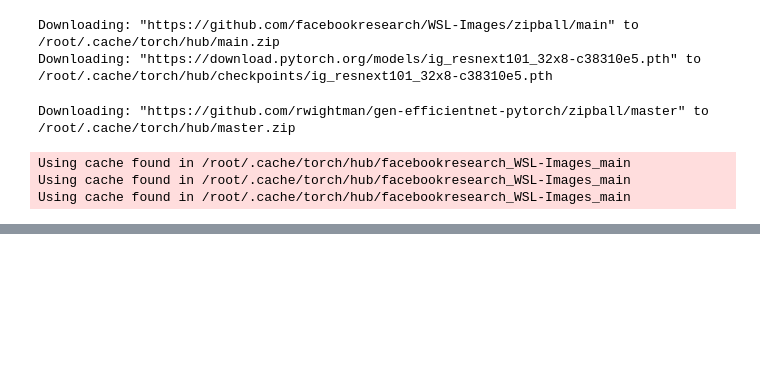
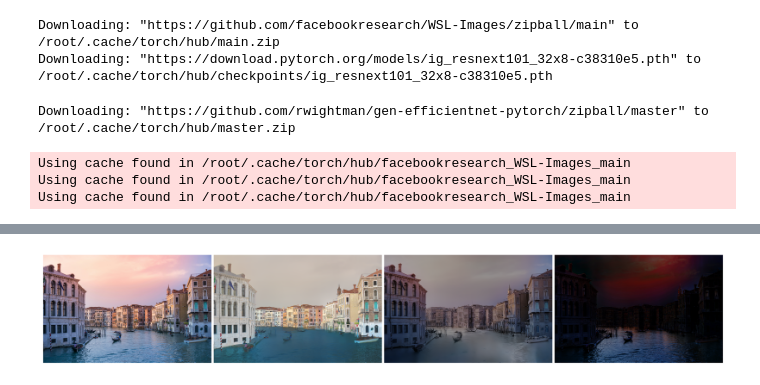
Before and after one commit to Jenny-high/Research, a Jupyter notebook: intrinsic_inference.ipynb, the cells around one changed output, grey strips where cells are left out. Drawn from its saved outputs; the diff is of its cells as text; code cells hidden in the pictures; blank space fills up the shorter version.

```diff
--- a/intrinsic_inference.ipynb
+++ b/intrinsic_inference.ipynb
@@ -93,13 +51,15 @@ Successfully loaded image of size: torch.Size([3, 1110, 1330]) (Original: 1330x1
+# %%
+# load the image to run through the pipeline
+img = load_from_url('https://raw.githubusercontent.com/compphoto/Intrinsic/refs/heads/main/figures/canal.png')
 # %%
-# run the image through the pipeline (runs all stages) using run_gray_pipeline for more control
-result = run_gray_pipeline(
+# run the image through the pipeline (runs all stages)
+result = run_pipeline(
     intrinsic_model,
-    img.permute(1, 2, 0).numpy(), # run_gray_pipeline expects HWC NumPy array
-    maintain_size=True, # Set to True to bypass internal resizing and use the current image size
+    img,
     device='cuda'
 )
 # %%
-# The 'img' variable already holds your input image.
-alb = view(result['gry_alb']) # gamma correct the estimated albedo
-dif = 1 - invert(result['gry_shd']) # tonemap the diffuse shading
-# 'residual' is not a direct output of run_gray_pipeline, so it's not included here.
+img = result['image']
+alb = view(result['hr_alb']) # gamma correct the estimated albedo
+dif = 1 - invert(result['dif_shd']) # tonemap the diffuse shading
+res = result['residual']
@@ -207,0 +66,3 @@ print(f"'{albedo_filename}' and '{diffuse_shading_filename}' have been downloade
+# %%
+show([img, alb, dif, res], size=(30, 7))
+# %% [output]
@@ -207,0 +70 @@ print(f"'{albedo_filename}' and '{diffuse_shading_filename}' have been downloade
+[figure, added]
```
Also changed, not shown: parts of 16 cells of this notebook.
